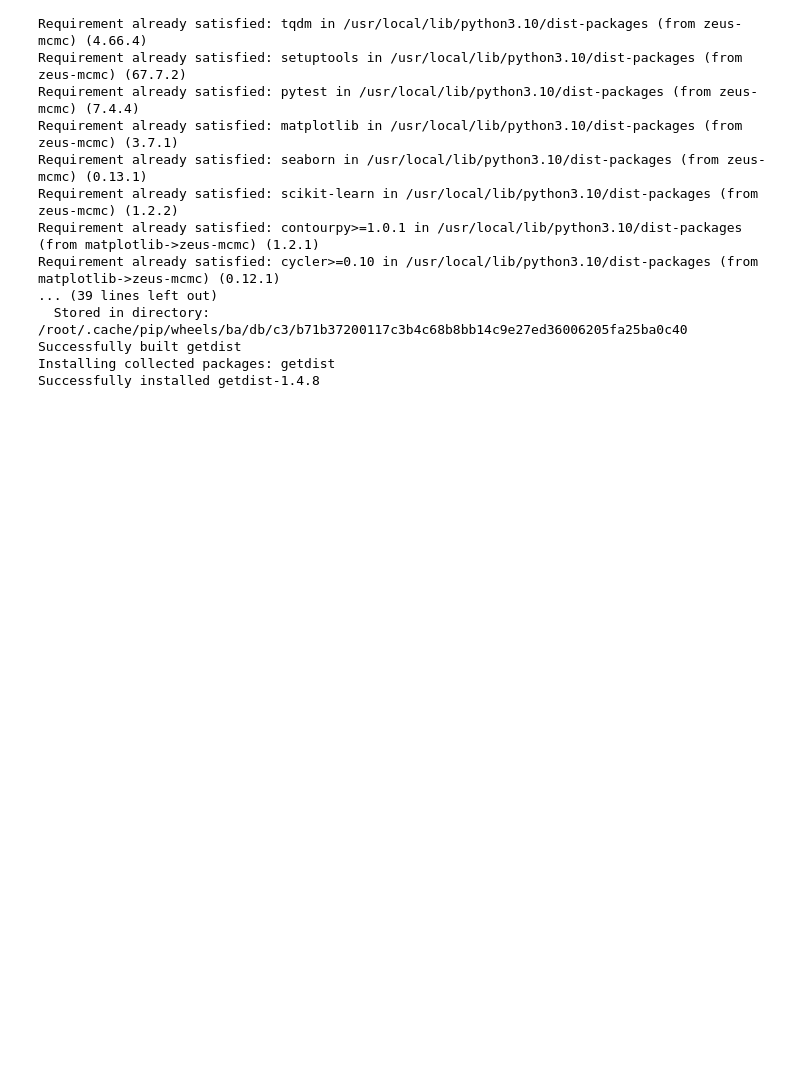
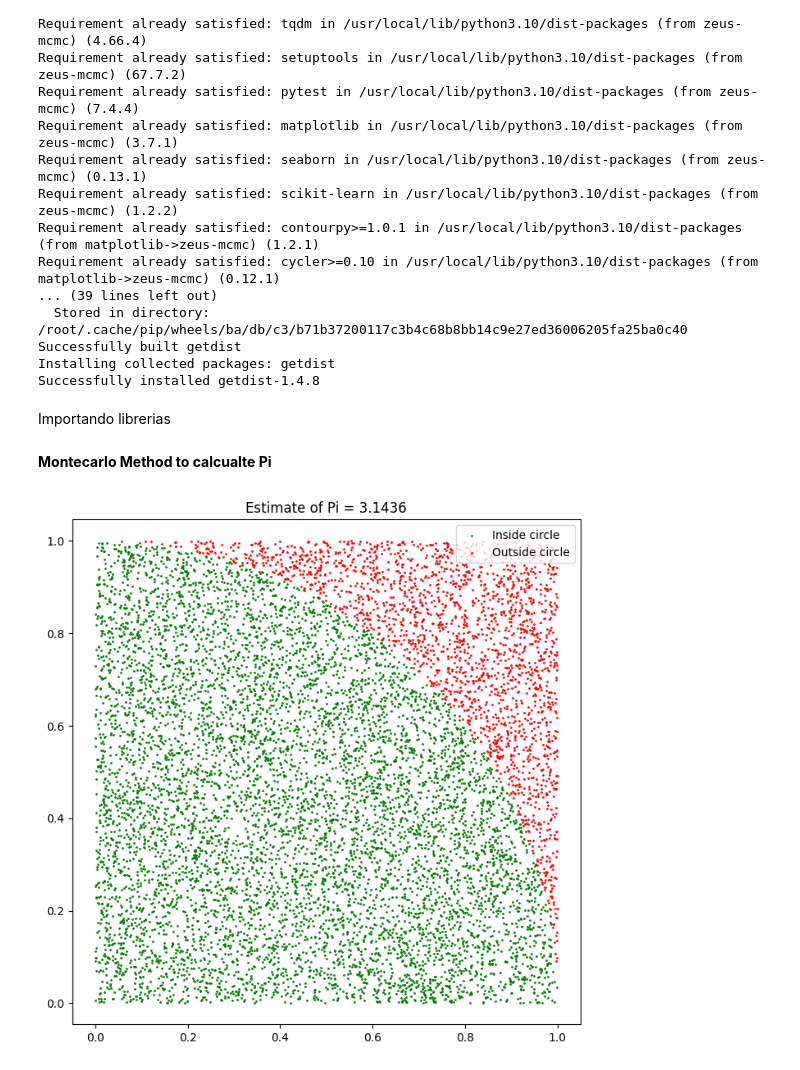
Before and after one commit to blackdragonae/mcmc, a Jupyter notebook: mcmc.ipynb, the cells around one changed output. Drawn from its saved outputs; the diff is of its cells as text; code cells hidden in the pictures; blank space fills up the shorter version.

```diff
--- a/mcmc.ipynb
+++ b/mcmc.ipynb
@@ -23,3 +23,5 @@ Requirement already satisfied: cycler>=0.10 in /usr/local/lib/python3.10/dist-pa
 Successfully built getdist
 Installing collected packages: getdist
 Successfully installed getdist-1.4.8
+# %% [markdown]
+Importando librerias
@@ -25,0 +42,37 @@ Successfully installed getdist-1.4.8
+# %% [markdown]
+**Montecarlo Method to calcualte Pi**
+# %%
+def estimate_pi(num_samples):
+    inside_circle = 0
+    inside_x = []
+    inside_y = []
+    outside_x = []
+    outside_y = []
+
+    for _ in range(num_samples):
+        x, y = random.random(), random.random()
+        if x**2 + y**2 <= 1:
+            inside_circle += 1
+            inside_x.append(x)
+            inside_y.append(y)
+        else:
+            outside_x.append(x)
+            outside_y.append(y)
+
+    pi_estimate = 4 * inside_circle / num_samples
+    return pi_estimate, inside_x, inside_y, outside_x, outside_y
+
+# Number of samples
+num_samples = 10000
+pi_estimate, inside_x, inside_y, outside_x, outside_y = estimate_pi(num_samples)
+
+# Plotting
+plt.figure(figsize=(8, 8))
+plt.scatter(inside_x, inside_y, color='green', s=1, label='Inside circle')
+plt.scatter(outside_x, outside_y, color='red', s=1, label='Outside circle')
+plt.legend()
+plt.axis('equal')
+plt.title(f'Estimate of Pi = {pi_estimate}')
+plt.show()
+# %% [output]
+[figure, added]
```
Also changed, not shown: parts of 1 cell of this notebook.
